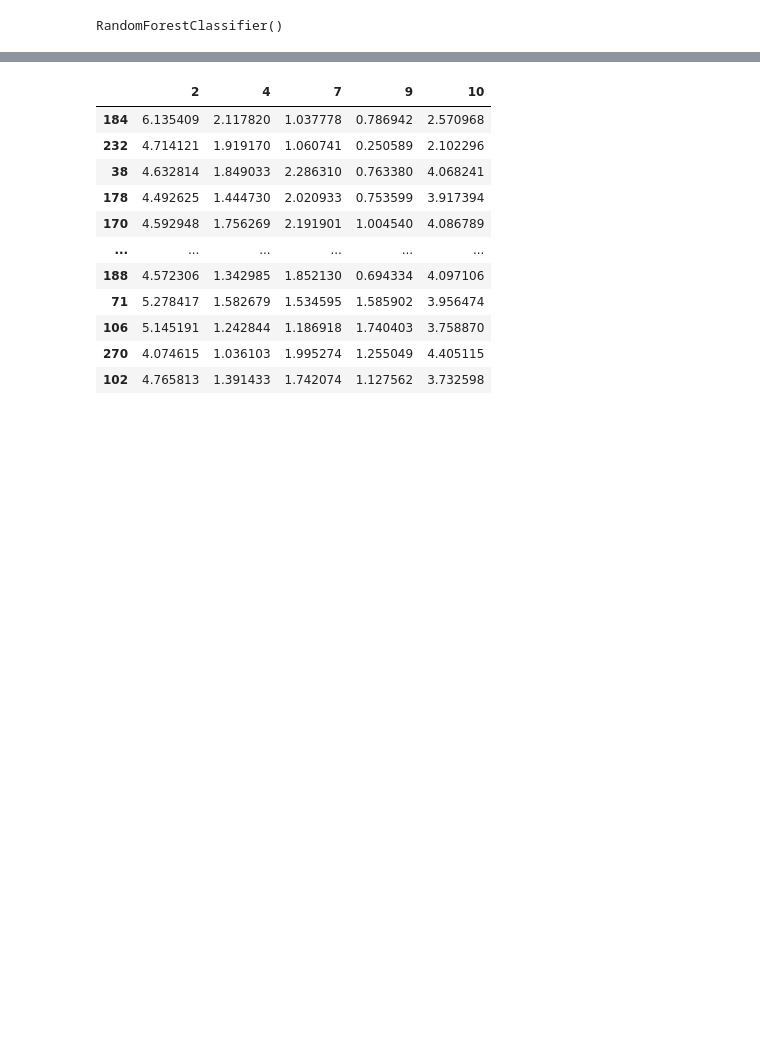
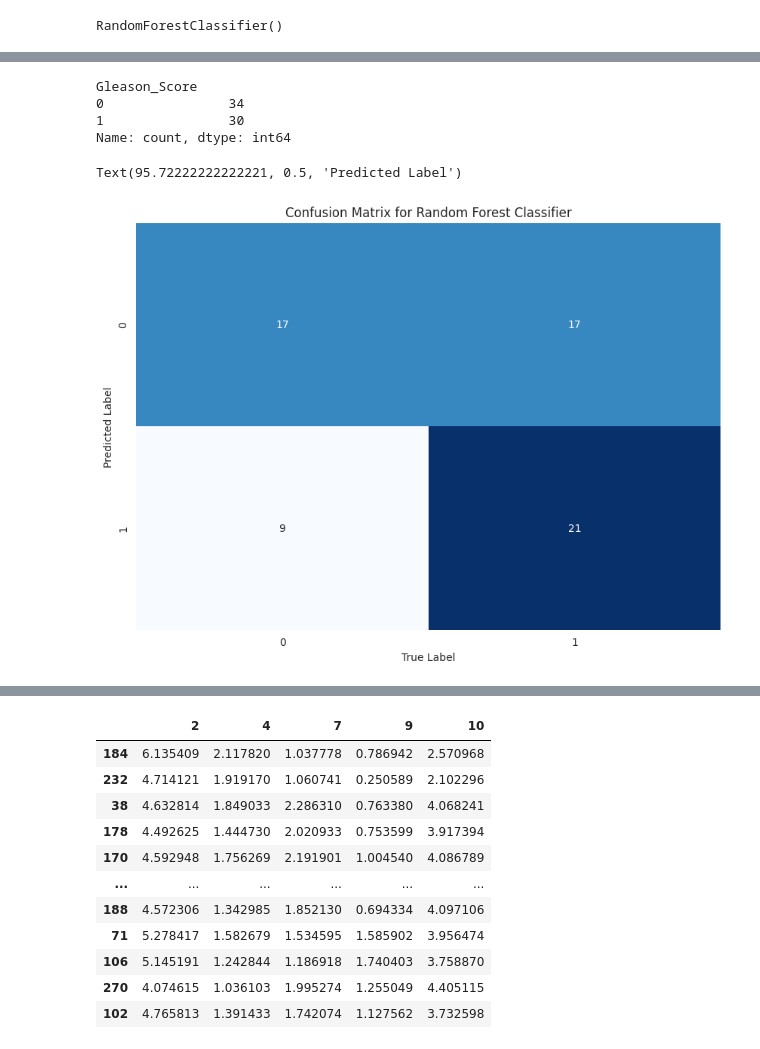
Before and after one commit to SantoshVenkatraman0212/dl-on-multiomics, a Jupyter notebook: Feature_Wrapper.ipynb, the cells around one changed output, grey strips where cells are left out. Drawn from its saved outputs; the diff is of its cells as text; code cells hidden in the pictures; blank space fills up the shorter version.

```diff
--- a/Feature_Wrapper.ipynb
+++ b/Feature_Wrapper.ipynb
@@ -205,0 +203,18 @@ weighted avg       0.60      0.59      0.58        32
+# %%
+y_test_13.value_counts()
+# %% [output]
+Gleason_Score
+0                34
+1                30
+Name: count, dtype: int64
+# %%
+from sklearn.metrics import confusion_matrix
+cm_rfc = confusion_matrix(y_test_13, rfc.predict(X_test_rfe))
+plt.figure(figsize = (10, 7))
+sb.heatmap(cm_rfc, annot = True, fmt = 'd', cmap = 'Blues', xticklabels = ['0', '1'], yticklabels = ['0', '1'], cbar = False)
+plt.title('Confusion Matrix for Random Forest Classifier')
+plt.xlabel('True Label')
+plt.ylabel('Predicted Label')
+# %% [output]
+Text(95.72222222222221, 0.5, 'Predicted Label')
+[figure, added]
```
Also changed, not shown: parts of 93 cells of this notebook.
